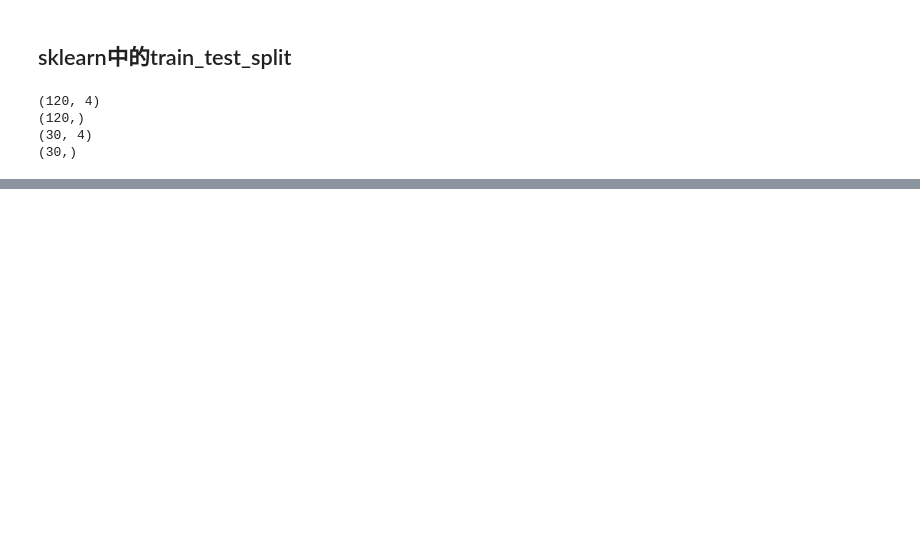
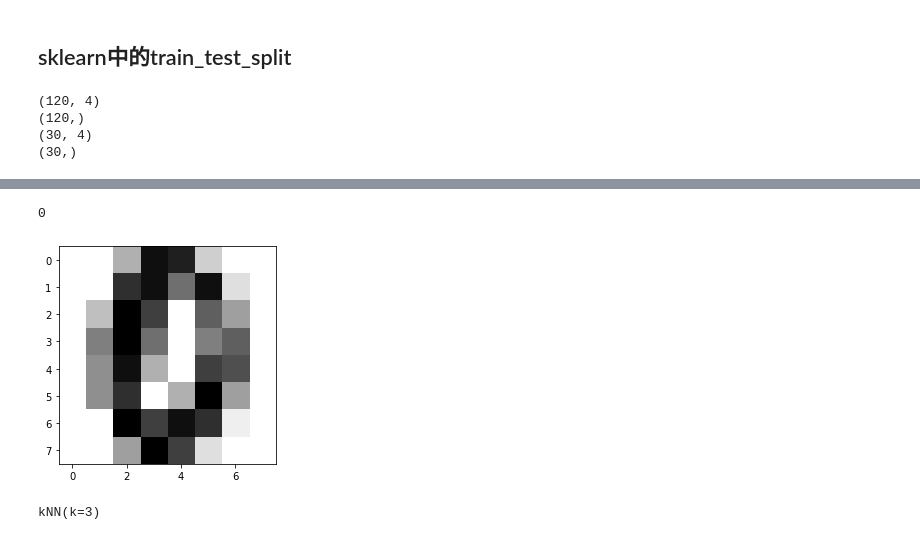
Before and after one commit to Doublc-Qluv/Introduction-to-machine-learning, a Jupyter notebook: 4-kNN.ipynb, the cells around one changed output, grey strips where cells are left out. Cells and saved outputs as stored; diff of their text form; code cells hidden in the pictures; blank space fills up the shorter version.

```diff
--- a/4-kNN.ipynb
+++ b/4-kNN.ipynb
@@ -355,0 +363,2 @@ print(y_test.shape)
+# %%
+digits = datasets.load_digits()
@@ -355,0 +389,3 @@ print(y_test.shape)
+# %%
+X = digits.data
+X.shape
@@ -355,0 +431,11 @@ print(y_test.shape)
+# %%
+some_digit = X[666]
+y[666]
+# %% [output]
+0
+# %%
+some_digit_image = some_digit.reshape(8, 8)
+plt.imshow(some_digit_image, cmap=matplotlib.cm.binary)
+plt.show()
+# %% [output]
+[figure, added]
@@ -355,0 +448,5 @@ print(y_test.shape)
+# %%
+my_knn_clf = kNNClassifier(k=3)
+my_knn_clf.fit(X_train, y_train)
+# %% [output]
+kNN(k=3)
```
Also changed, not shown: parts of 29 cells of this notebook, 2 other files.
